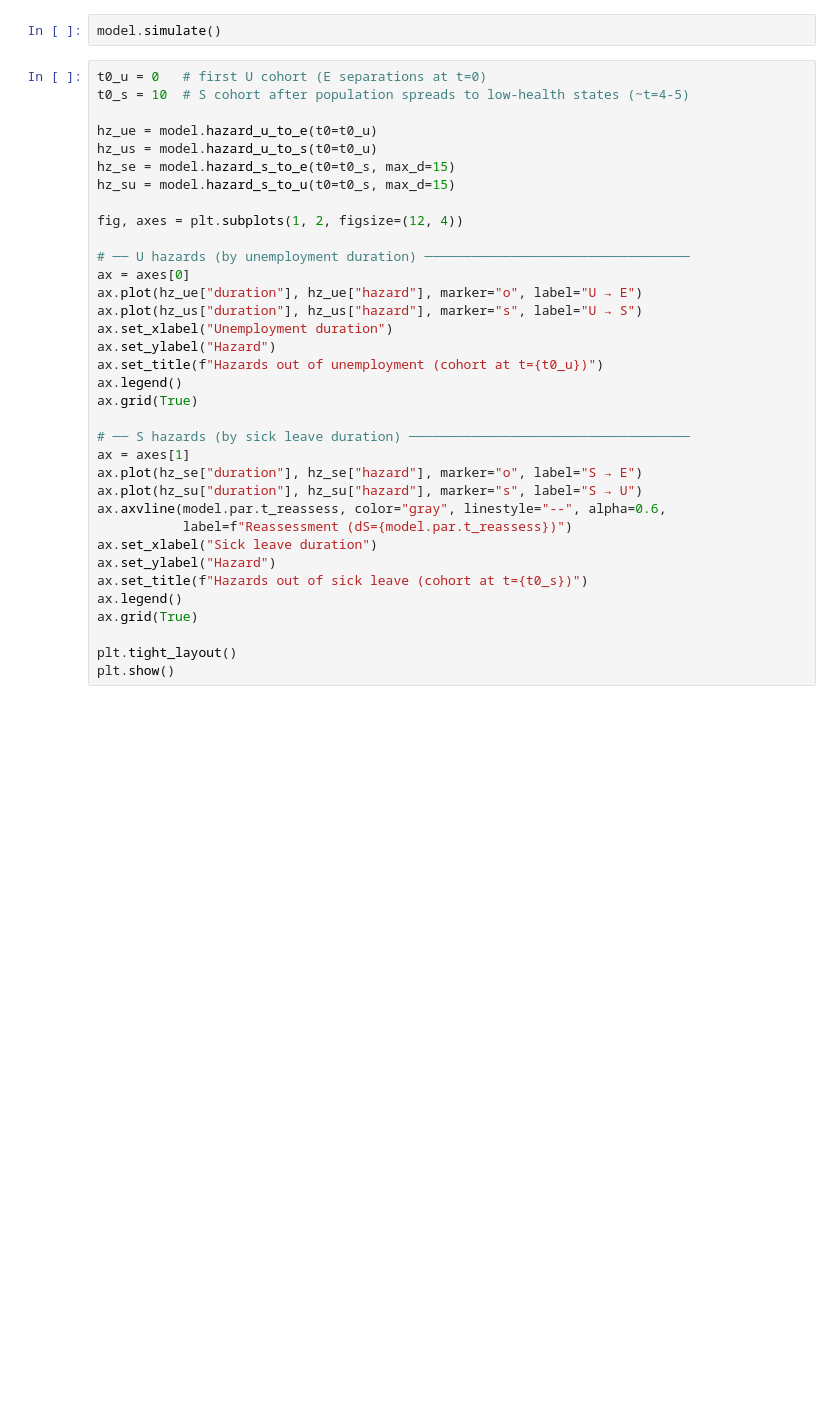
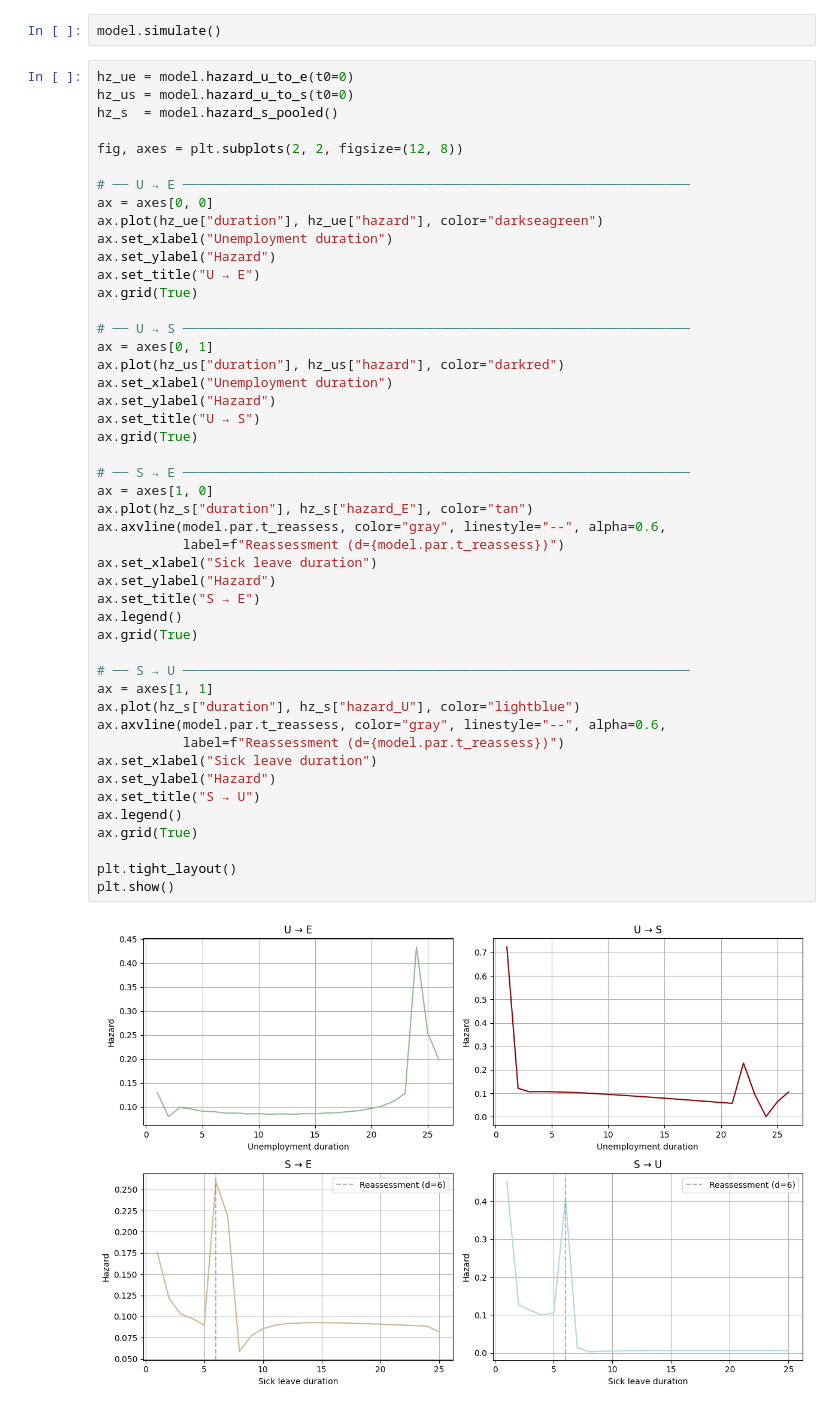
Before and after one commit to qrn838/speciale, a Jupyter notebook: Code/01. Dynamic Labor Model.ipynb, the cells around one changed output. Cells and saved outputs as stored; diff of their text form; blank space fills up the shorter version.

```diff
--- a/Code/01. Dynamic Labor Model.ipynb
+++ b/Code/01. Dynamic Labor Model.ipynb
@@ -32,37 +36,51 @@ model.solve()
 # %%
 model.simulate()
 # %%
-t0_u = 0   # first U cohort (E separations at t=0)
-t0_s = 10  # S cohort after population spreads to low-health states (~t=4-5)
+hz_ue = model.hazard_u_to_e(t0=0)
+hz_us = model.hazard_u_to_s(t0=0)
+hz_s  = model.hazard_s_pooled()
 
-hz_ue = model.hazard_u_to_e(t0=t0_u)
-hz_us = model.hazard_u_to_s(t0=t0_u)
-hz_se = model.hazard_s_to_e(t0=t0_s, max_d=15)
-hz_su = model.hazard_s_to_u(t0=t0_s, max_d=15)
+fig, axes = plt.subplots(2, 2, figsize=(12, 8))
 
-fig, axes = plt.subplots(1, 2, figsize=(12, 4))
-
-# ── U hazards (by unemployment duration) ──────────────────────────────────
-ax = axes[0]
-ax.plot(hz_ue["duration"], hz_ue["hazard"], marker="o", label="U → E")
-ax.plot(hz_us["duration"], hz_us["hazard"], marker="s", label="U → S")
+# ── U → E ─────────────────────────────────────────────────────────────────
+ax = axes[0, 0]
+ax.plot(hz_ue["duration"], hz_ue["hazard"], color="darkseagreen")
 ax.set_xlabel("Unemployment duration")
 ax.set_ylabel("Hazard")
-ax.set_title(f"Hazards out of unemployment (cohort at t={t0_u})")
+ax.set_title("U → E")
+ax.grid(True)
+
+# ── U → S ─────────────────────────────────────────────────────────────────
+ax = axes[0, 1]
+ax.plot(hz_us["duration"], hz_us["hazard"], color="darkred")
+ax.set_xlabel("Unemployment duration")
+ax.set_ylabel("Hazard")
+ax.set_title("U → S")
+ax.grid(True)
+
+# ── S → E ─────────────────────────────────────────────────────────────────
+ax = axes[1, 0]
+ax.plot(hz_s["duration"], hz_s["hazard_E"], color="tan")
+ax.axvline(model.par.t_reassess, color="gray", linestyle="--", alpha=0.6,
+           label=f"Reassessment (d={model.par.t_reassess})")
+ax.set_xlabel("Sick leave duration")
+ax.set_ylabel("Hazard")
+ax.set_title("S → E")
 ax.legend()
 ax.grid(True)
 
-# ── S hazards (by sick leave duration) ────────────────────────────────────
-ax = axes[1]
-ax.plot(hz_se["duration"], hz_se["hazard"], marker="o", label="S → E")
-ax.plot(hz_su["duration"], hz_su["hazard"], marker="s", label="S → U")
+# ── S → U ─────────────────────────────────────────────────────────────────
+ax = axes[1, 1]
+ax.plot(hz_s["duration"], hz_s["hazard_U"], color="lightblue")
 ax.axvline(model.par.t_reassess, color="gray", linestyle="--", alpha=0.6,
-           label=f"Reassessment (dS={model.par.t_reassess})")
+           label=f"Reassessment (d={model.par.t_reassess})")
 ax.set_xlabel("Sick leave duration")
 ax.set_ylabel("Hazard")
-ax.set_title(f"Hazards out of sick leave (cohort at t={t0_s})")
+ax.set_title("S → U")
 ax.legend()
 ax.grid(True)
 
 plt.tight_layout()
 plt.show()
+# %% [output]
+[figure, added]
```
Also changed, not shown: parts of 1 cell of this notebook, 3 other files.
